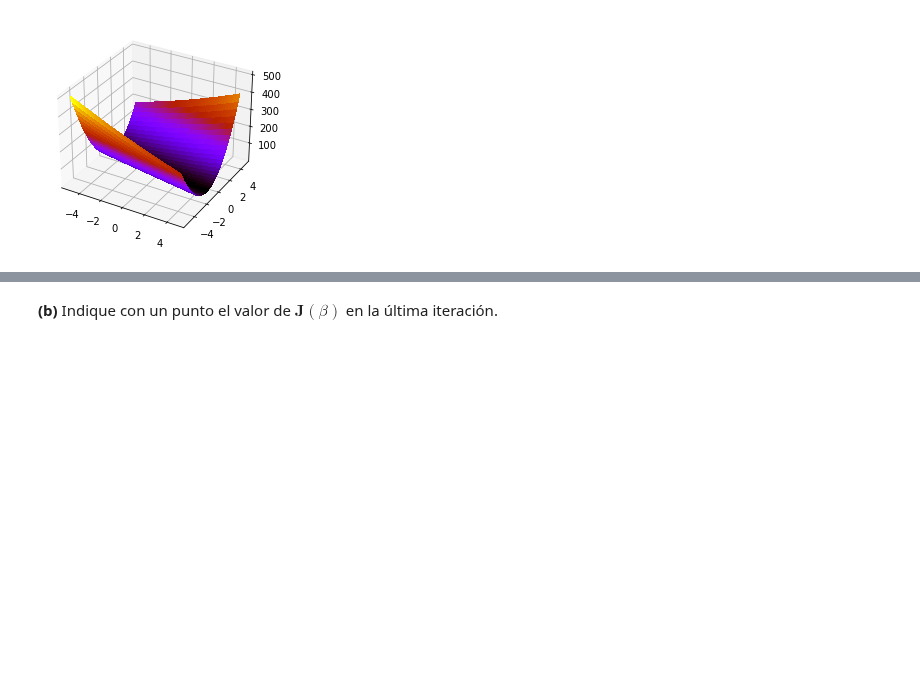
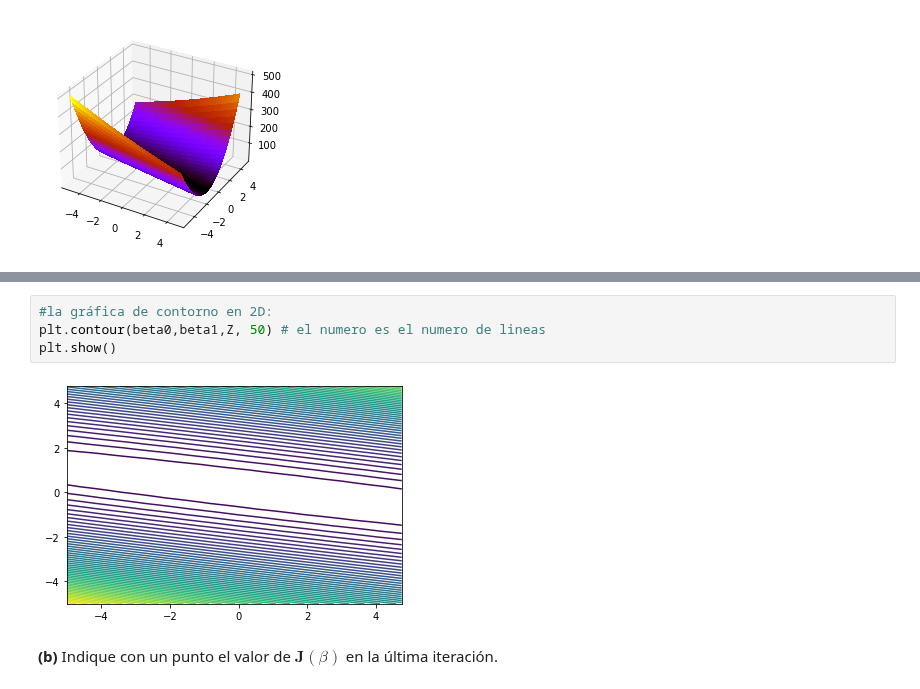
Before and after one commit to Skalas/Matematicas-Computacionales-fall2021, a Jupyter notebook: alumnos/patricio-barber/Tarea1/Tarea1.ipynb, the cells around one changed output, grey strips where cells are left out. Cells and saved outputs as stored; diff of their text form; blank space fills up the shorter version.

```diff
--- a/alumnos/patricio-barber/Tarea1/Tarea1.ipynb
+++ b/alumnos/patricio-barber/Tarea1/Tarea1.ipynb
@@ -105,2 +117,8 @@ plt.contour(X,Y,Z,levels ,linewidths=4,cmap=cm.terrain)
+# %%
+#la gráfica de contorno en 2D:
+plt.contour(beta0,beta1,Z, 50) # el numero es el numero de lineas
+plt.show()
+# %% [output]
+[figure, added]
 # %% [markdown]
 **(b)** Indique con un punto el valor de $\textbf{J}(\beta)$ en la última iteración.
```
Also changed, not shown: parts of 25 cells of this notebook.
